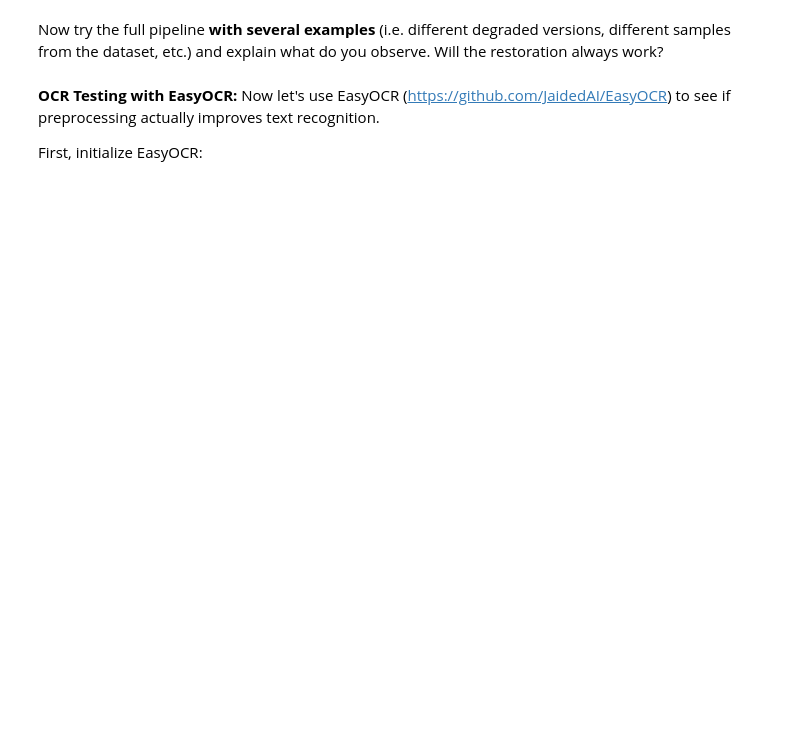
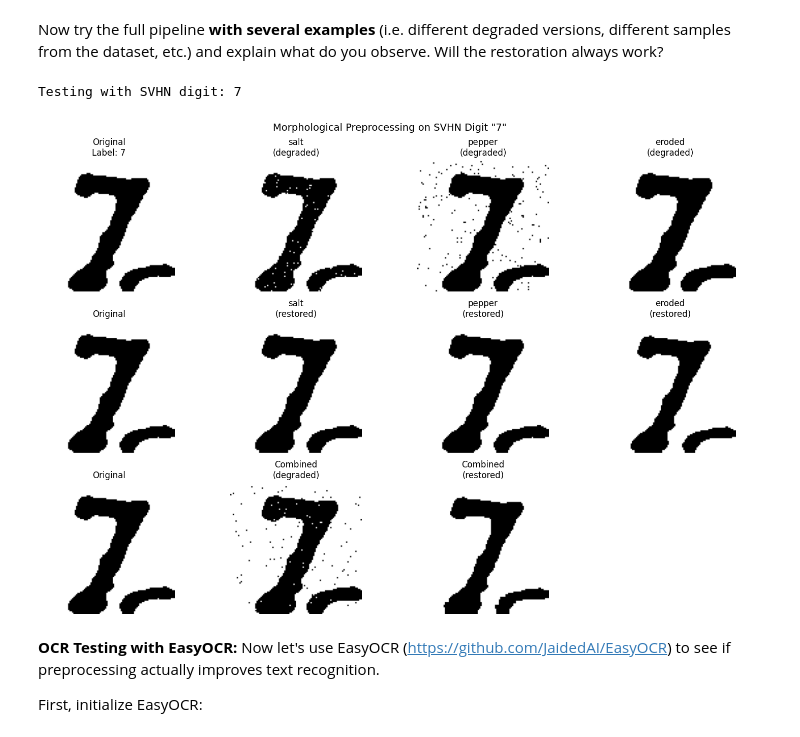
Before and after one commit to fvazquezf/computerVision-tps, a Jupyter notebook: Lab5_image_segmentation.ipynb, the cells around one changed output. Drawn from its saved outputs; the diff is of its cells as text; code cells hidden in the pictures; blank space fills up the shorter version.

```diff
--- a/Lab5_image_segmentation.ipynb
+++ b/Lab5_image_segmentation.ipynb
@@ -278,8 +299,7 @@ def apply_opening(image, kernel):
         np.array: Opened image
     """
 
-    # YOUR CODE HERE
-    return None
+    return cv2.morphologyEx(image, cv2.MORPH_OPEN, kernel)
 
 
 def apply_closing(image, kernel):
@@ -295,8 +315,7 @@ def apply_closing(image, kernel):
         np.array: Closed image
     """
 
-    # YOUR CODE HERE
-    return None
+    return cv2.morphologyEx(image, cv2.MORPH_CLOSE, kernel)
 # %%
 # Create images with different noise types
 clean_text = create_clean_text_image("TEST", font_size=2, image_size=(80, 200))
@@ -475,27 +582,21 @@ def preprocess_for_ocr(image, degradation_type='combined'):
 
     if degradation_type == 'salt':
         # Salt noise = white spots in background
-        # Fix with: ???
-        # YOUR CODE HERE
-        result = None
+        result = apply_opening(image, kernel)
 
     elif degradation_type == 'pepper':
         # Pepper noise = black holes in text
-        # Fix with: ???
-        # YOUR CODE HERE
-        result = None
+        result = apply_closing(image, kernel)
 
     elif degradation_type == 'eroded':
         # Eroded strokes = thin/broken text
-        # Fix with: ???
-        # YOUR CODE HERE
-        result = None
+        result = apply_dilation(image, kernel)
 
     elif degradation_type == 'combined':
         # Combined degradation = multiple issues
-        # Fix with: ???
-        # YOUR CODE HERE
-        result = None
+        partial_result = apply_closing(image, kernel)
+        partial_result = apply_opening(partial_result, kernel)
+        result = apply_dilation(partial_result, kernel)
 
     return result
 # %% [markdown]
@@ -503,8 +604,8 @@ Now try the full pipeline **with several examples** (i.e. different degraded ver
 # %%
 # Test preprocessing on SVHN digits with synthetic degradation
 # Use the first binarized digit as our test image
-test_digit = binary_digits[0]
-ground_truth_label = str(svhn_labels[0])
+test_digit = binary_digits[8]
+ground_truth_label = str(svhn_labels[8])
 
 print(f"Testing with SVHN digit: {ground_truth_label}")
 
@@ -542,33 +643,36 @@ for idx, dtype in enumerate(list(degraded.keys())[:3], start=1):
     axes[0, idx].axis('off')
 
 # Row 1: Restored versions
 axes[1, 0].imshow(test_digit, cmap='gray')
 axes[1, 0].set_title('Original')
 axes[1, 0].axis('off')
 
 for idx, dtype in enumerate(list(restored.keys())[:3], start=1):
     axes[1, idx].imshow(restored[dtype], cmap='gray')
     axes[1, idx].set_title(f'{dtype}\n(restored)')
     axes[1, idx].axis('off')
 
 # Row 2: Combined case
 axes[2, 0].imshow(test_digit, cmap='gray')
 axes[2, 0].set_title('Original')
 axes[2, 0].axis('off')
 
 axes[2, 1].imshow(degraded['combined'], cmap='gray')
 axes[2, 1].set_title('Combined\n(degraded)')
 axes[2, 1].axis('off')
 
 axes[2, 2].imshow(restored['combined'], cmap='gray')
 axes[2, 2].set_title('Combined\n(restored)')
 axes[2, 2].axis('off')
 
 axes[2, 3].axis('off')
 
 plt.suptitle(f'Morphological Preprocessing on SVHN Digit "{ground_truth_label}"', fontsize=14)
 plt.tight_layout()
 plt.show()
+# %% [output]
+Testing with SVHN digit: 7
+[figure, added]
 # %% [markdown]
 **OCR Testing with EasyOCR:**
 Now let's use EasyOCR (https://github.com/JaidedAI/EasyOCR) to see if preprocessing actually improves text recognition.
```
Also changed, not shown: parts of 20 cells of this notebook.
